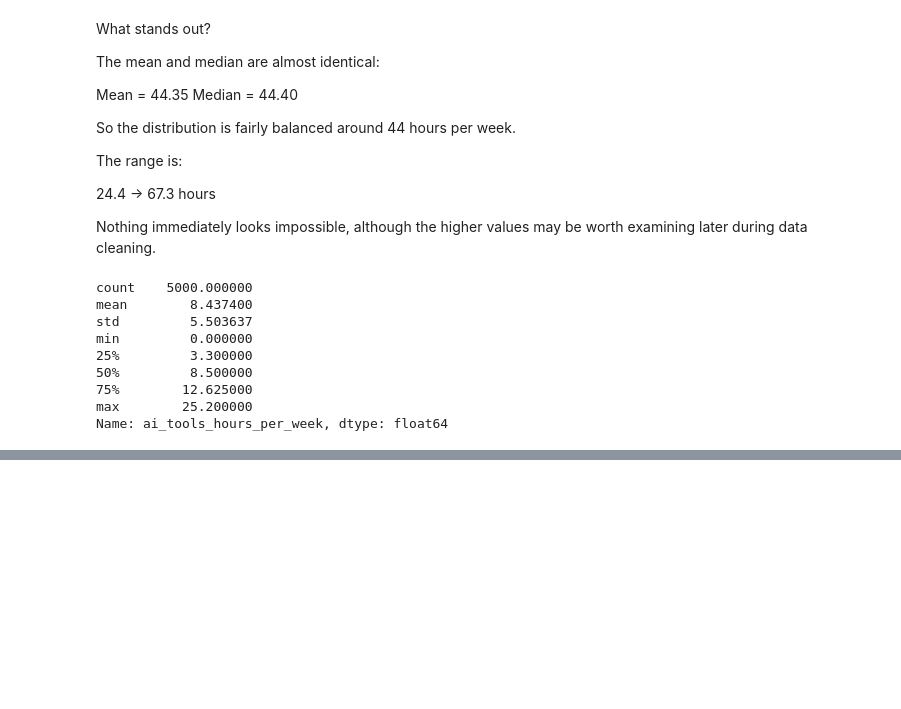
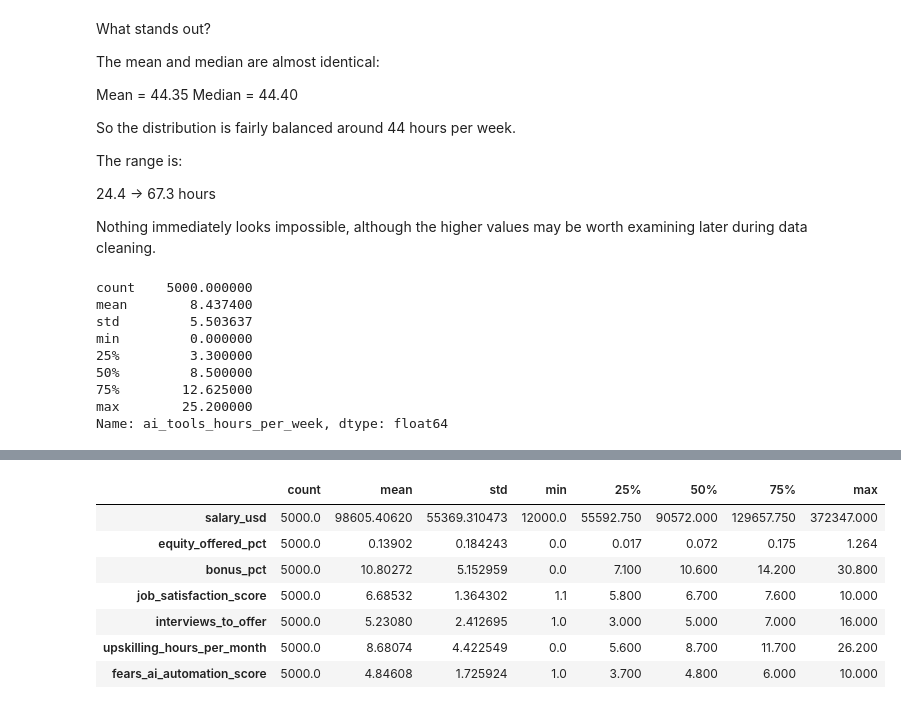
Before and after one commit to ConradNats/ai-data-science-career-intelligence, a Jupyter notebook: notebooks/01_data_understanding.ipynb, the cells around one changed output, grey strips where cells are left out. Cells and saved outputs as stored; diff of their text form; code cells hidden in the pictures; blank space fills up the shorter version.

Commit message:
Adding analysis of 'salary_usd', 'equity_offered_pct', 'bonus_pct', 'job_satisfaction_score', 'interviews_to_offer', 'upskilling_hours_per_month', 'fears_ai_automation_score' varriables

```diff
--- a/notebooks/01_data_understanding.ipynb
+++ b/notebooks/01_data_understanding.ipynb
@@ -515,0 +528,11 @@ Name: ai_tools_hours_per_week, dtype: float64
+# %%
+df[['salary_usd', 'equity_offered_pct', 'bonus_pct', 'job_satisfaction_score', 'interviews_to_offer', 'upskilling_hours_per_month', 'fears_ai_automation_score']].describe().T
+# %% [output]
+|  | count | mean | std | min | 25% | 50% | 75% | max |
+| salary_usd | 5000.0 | 98605.40620 | 55369.310473 | 12000.0 | 55592.750 | 90572.000 | 129657.750 | 372347.000 |
+| equity_offered_pct | 5000.0 | 0.13902 | 0.184243 | 0.0 | 0.017 | 0.072 | 0.175 | 1.264 |
+| bonus_pct | 5000.0 | 10.80272 | 5.152959 | 0.0 | 7.100 | 10.600 | 14.200 | 30.800 |
+| job_satisfaction_score | 5000.0 | 6.68532 | 1.364302 | 1.1 | 5.800 | 6.700 | 7.600 | 10.000 |
+| interviews_to_offer | 5000.0 | 5.23080 | 2.412695 | 1.0 | 3.000 | 5.000 | 7.000 | 16.000 |
+| upskilling_hours_per_month | 5000.0 | 8.68074 | 4.422549 | 0.0 | 5.600 | 8.700 | 11.700 | 26.200 |
+| fears_ai_automation_score | 5000.0 | 4.84608 | 1.725924 | 1.0 | 3.700 | 4.800 | 6.000 | 10.000 |
```
Also changed, not shown: parts of 2 cells of this notebook.
